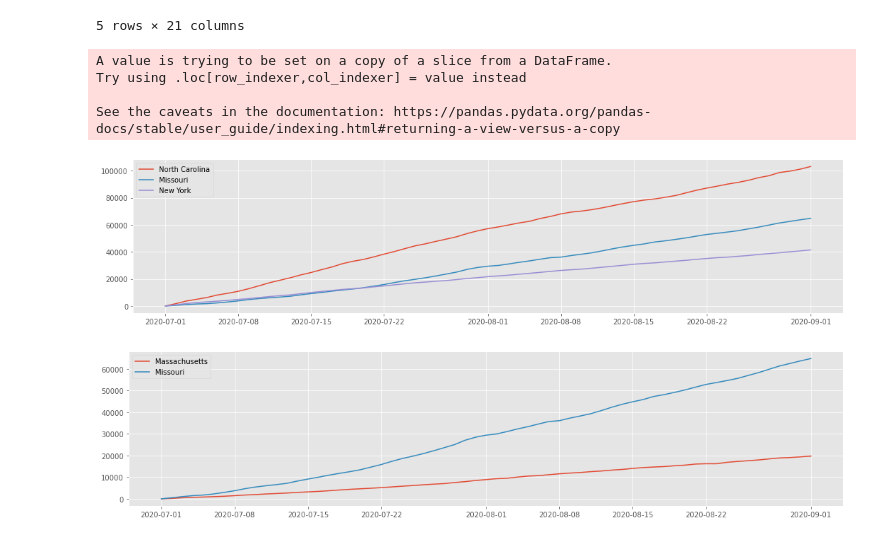
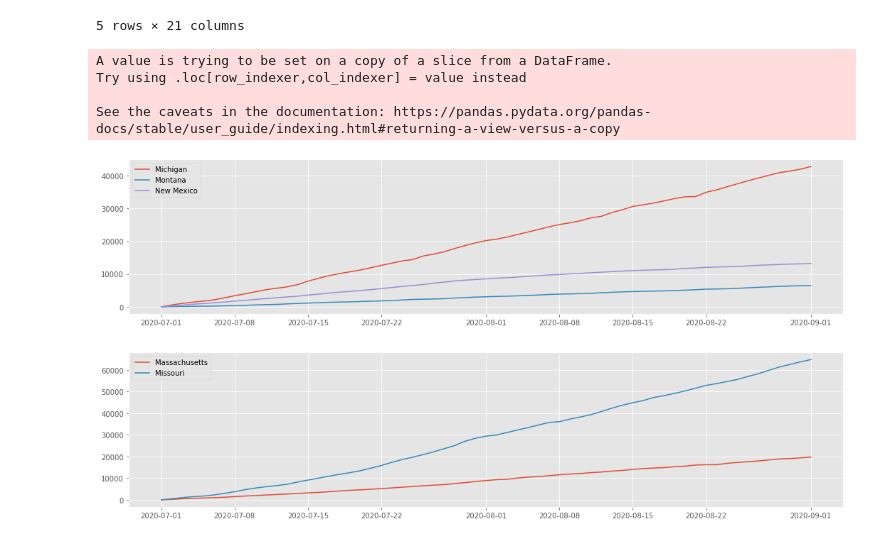
Before and after one commit to vmohan96/Decoding-COVID-19, a Jupyter notebook: alex/rate_plot_function.ipynb, the cells around one changed output. Drawn from its saved outputs; the diff is of its cells as text; code cells hidden in the pictures.

```diff
--- a/alex/rate_plot_function.ipynb
+++ b/alex/rate_plot_function.ipynb
@@ -35,13 +35,13 @@ def plot_covid_rate(states=['North Carolina']):
         plt.plot(series, label=state)
     plt.legend()
 # %%
-plot_covid_rate(states=['North Carolina', 'Missouri', 'New York'])
+plot_covid_rate(states=['Michigan', 'Montana', 'New Mexico'])
 # %% [output]
 A value is trying to be set on a copy of a slice from a DataFrame.
 Try using .loc[row_indexer,col_indexer] = value instead
 
 See the caveats in the documentation: https://pandas.pydata.org/pandas-docs/stable/user_guide/indexing.html#returning-a-view-versus-a-copy
-[figure, old version]
+[figure, new version]
 # %%
 plt.figure(figsize=(18, 4))
 plt.plot(ma['zeroed_cases'], label='Massachusetts')
```
Also changed, not shown: parts of 1 cell of this notebook, 5 other files.
